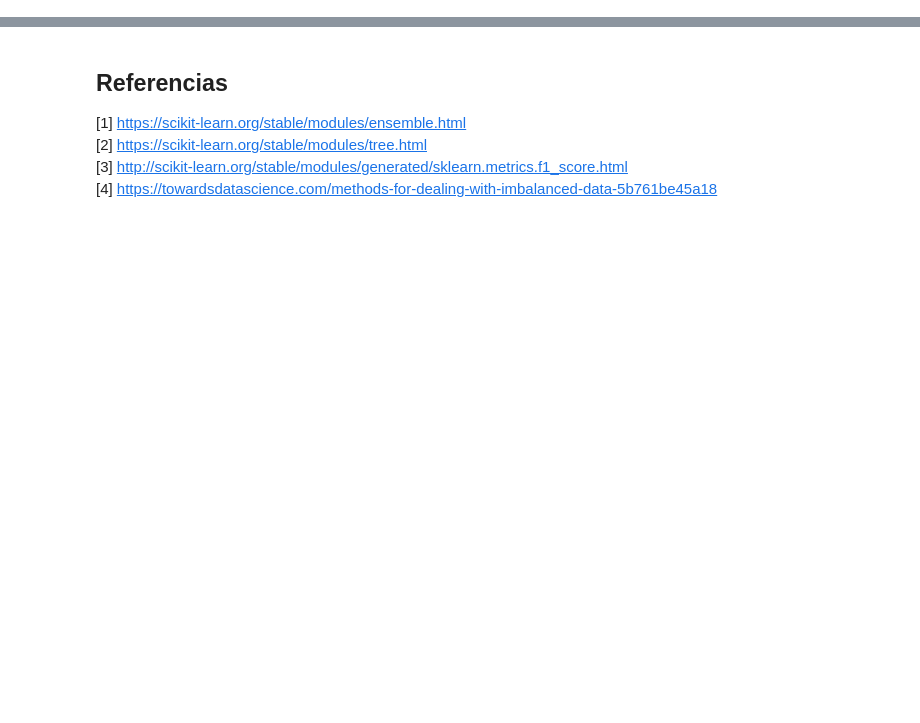
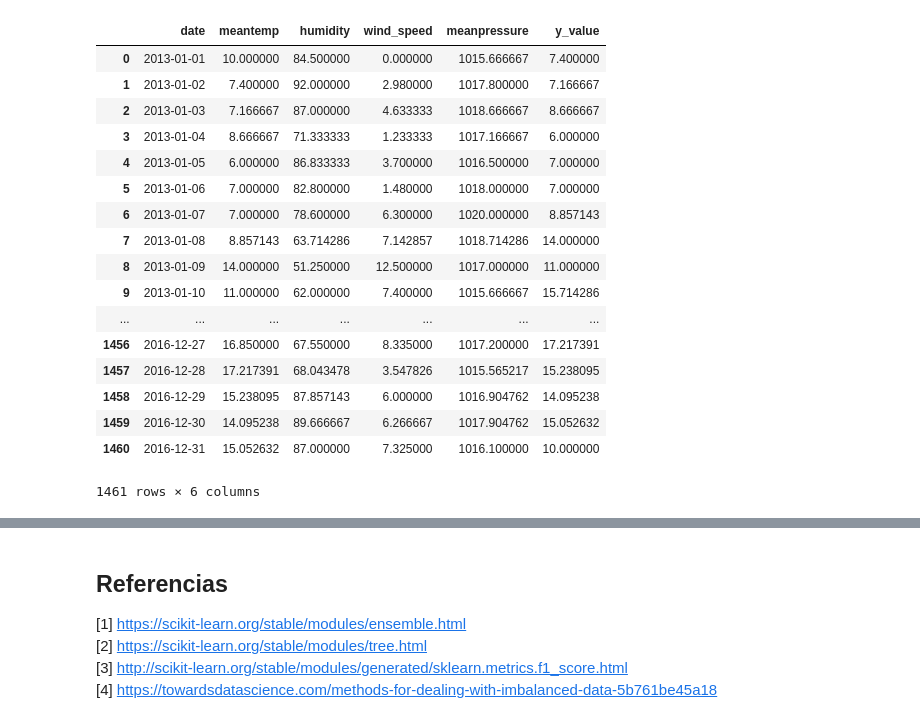
Before and after one commit to jpcastillog/Tarea3ML, a Jupyter notebook: Enunciado.ipynb, the cells around one changed output, grey strips where cells are left out. Drawn from its saved outputs; the diff is of its cells as text; code cells hidden in the pictures; blank space fills up the shorter version.

```diff
--- a/Enunciado.ipynb
+++ b/Enunciado.ipynb
@@ -161,0 +49,25 @@ df = pd.read_csv("DailyDelhiClimateTest.csv")
+# %%
+import pandas as pd
+df = pd.read_csv("DailyDelhiClimateTrain.csv")
+df["y_value"] = df["meantemp"].shift(-1)
+df = df.iloc[:-1] #remove last row
+df
+# %% [output]
+|  | date | meantemp | humidity | wind_speed | meanpressure | y_value |
+| 0 | 2013-01-01 | 10.000000 | 84.500000 | 0.000000 | 1015.666667 | 7.400000 |
+| 1 | 2013-01-02 | 7.400000 | 92.000000 | 2.980000 | 1017.800000 | 7.166667 |
+| 2 | 2013-01-03 | 7.166667 | 87.000000 | 4.633333 | 1018.666667 | 8.666667 |
+| 3 | 2013-01-04 | 8.666667 | 71.333333 | 1.233333 | 1017.166667 | 6.000000 |
+| 4 | 2013-01-05 | 6.000000 | 86.833333 | 3.700000 | 1016.500000 | 7.000000 |
+| 5 | 2013-01-06 | 7.000000 | 82.800000 | 1.480000 | 1018.000000 | 7.000000 |
+| 6 | 2013-01-07 | 7.000000 | 78.600000 | 6.300000 | 1020.000000 | 8.857143 |
+| 7 | 2013-01-08 | 8.857143 | 63.714286 | 7.142857 | 1018.714286 | 14.000000 |
+| 8 | 2013-01-09 | 14.000000 | 51.250000 | 12.500000 | 1017.000000 | 11.000000 |
+| 9 | 2013-01-10 | 11.000000 | 62.000000 | 7.400000 | 1015.666667 | 15.714286 |
+| ... | ... | ... | ... | ... | ... | ... |
+| 1456 | 2016-12-27 | 16.850000 | 67.550000 | 8.335000 | 1017.200000 | 17.217391 |
+| 1457 | 2016-12-28 | 17.217391 | 68.043478 | 3.547826 | 1015.565217 | 15.238095 |
+| 1458 | 2016-12-29 | 15.238095 | 87.857143 | 6.000000 | 1016.904762 | 14.095238 |
+| 1459 | 2016-12-30 | 14.095238 | 89.666667 | 6.266667 | 1017.904762 | 15.052632 |
+| 1460 | 2016-12-31 | 15.052632 | 87.000000 | 7.325000 | 1016.100000 | 10.000000 |
+1461 rows × 6 columns
```
Also changed, not shown: parts of 17 cells of this notebook.
